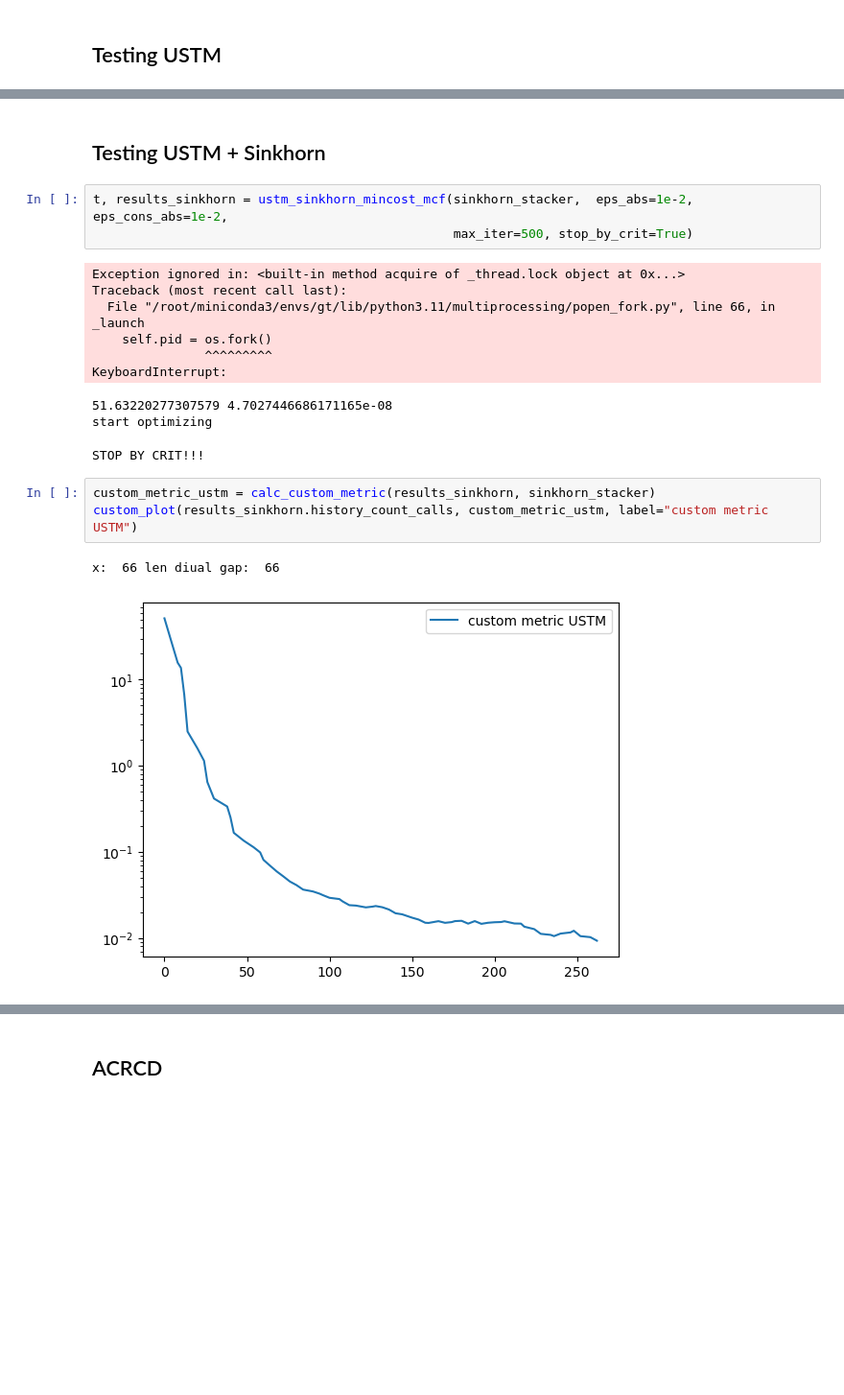
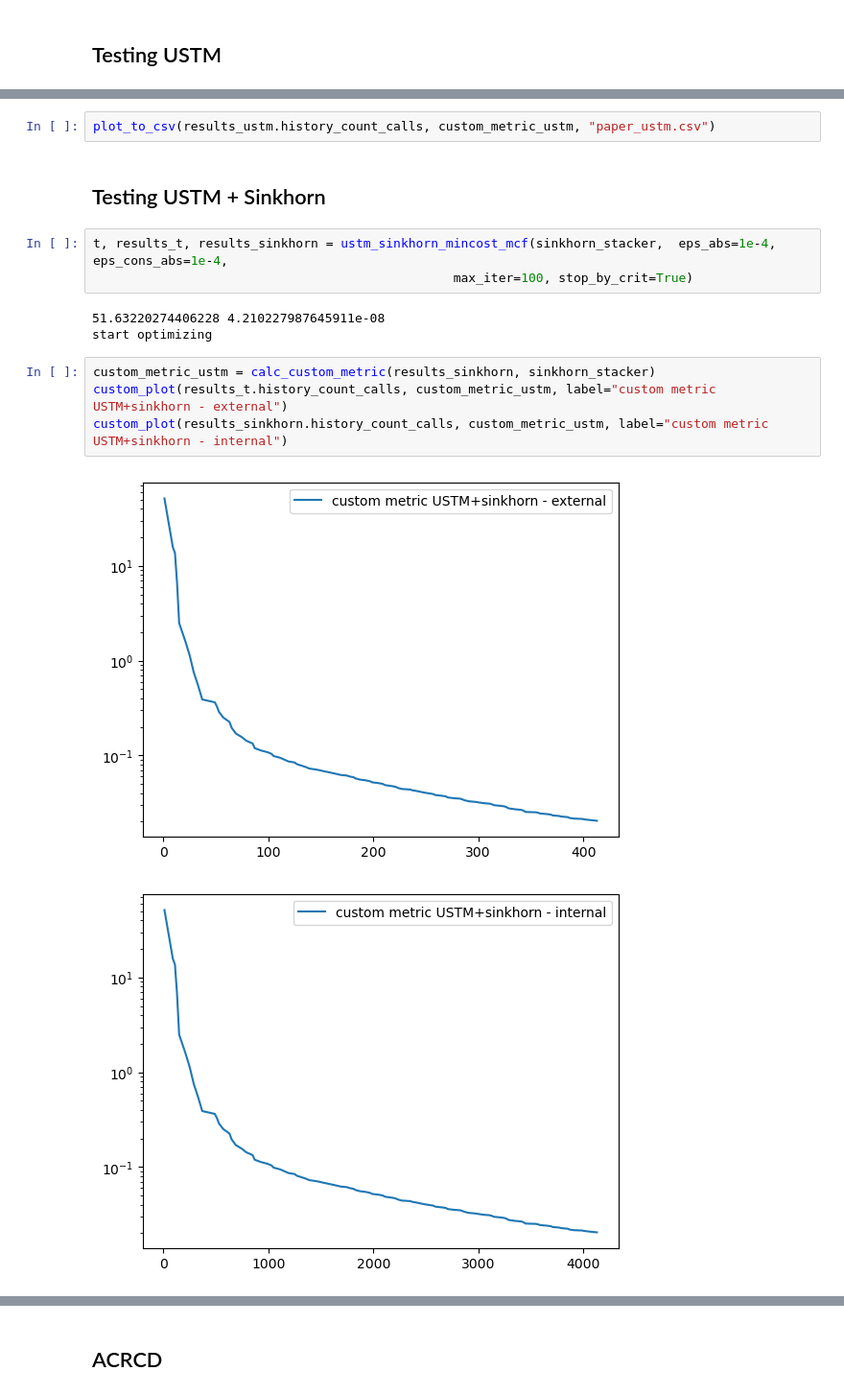
Before and after one commit to Lareton/transport_network_optimization, a Jupyter notebook: testing_all_algos.ipynb, the cells around one changed output, grey strips where cells are left out. Shown at 96% size. Drawn from its saved outputs; the diff is of its cells as text; blank space fills up the shorter version.

```diff
--- a/testing_all_algos.ipynb
+++ b/testing_all_algos.ipynb
@@ -54,21 +98,17 @@ x:  2001 len diual gap:  2001
+# %%
+plot_to_csv(results_ustm.history_count_calls, custom_metric_ustm, "paper_ustm.csv")
 # %% [markdown]
 ## Testing USTM + Sinkhorn
 # %%
-t, results_sinkhorn = ustm_sinkhorn_mincost_mcf(sinkhorn_stacker,  eps_abs=1e-2, eps_cons_abs=1e-2,
-                                                max_iter=500, stop_by_crit=True)
+t, results_t, results_sinkhorn = ustm_sinkhorn_mincost_mcf(sinkhorn_stacker,  eps_abs=1e-4, eps_cons_abs=1e-4,
+                                                max_iter=100, stop_by_crit=True)
 # %% [output]
-Exception ignored in: <built-in method acquire of _thread.lock object at 0x...>
-Traceback (most recent call last):
-  File "/root/miniconda3/envs/gt/lib/python3.11/multiprocessing/popen_fork.py", line 66, in _launch
-    self.pid = os.fork()
-               ^^^^^^^^^
-KeyboardInterrupt:
+51.63220274406228 4.210227987645911e-08
+start optimizing
-51.63220277307579 4.7027446686171165e-08
-start optimizing
-STOP BY CRIT!!!
 # %%
 custom_metric_ustm = calc_custom_metric(results_sinkhorn, sinkhorn_stacker)
-custom_plot(results_sinkhorn.history_count_calls, custom_metric_ustm, label="custom metric USTM")
+custom_plot(results_t.history_count_calls, custom_metric_ustm, label="custom metric USTM+sinkhorn - external")
+custom_plot(results_sinkhorn.history_count_calls, custom_metric_ustm, label="custom metric USTM+sinkhorn - internal")
 # %% [output]
-x:  66 len diual gap:  66
-[figure, old version]
+[figure, new version]
+[figure, added]
```
Also changed, not shown: parts of 17 cells of this notebook, 1 other file.
